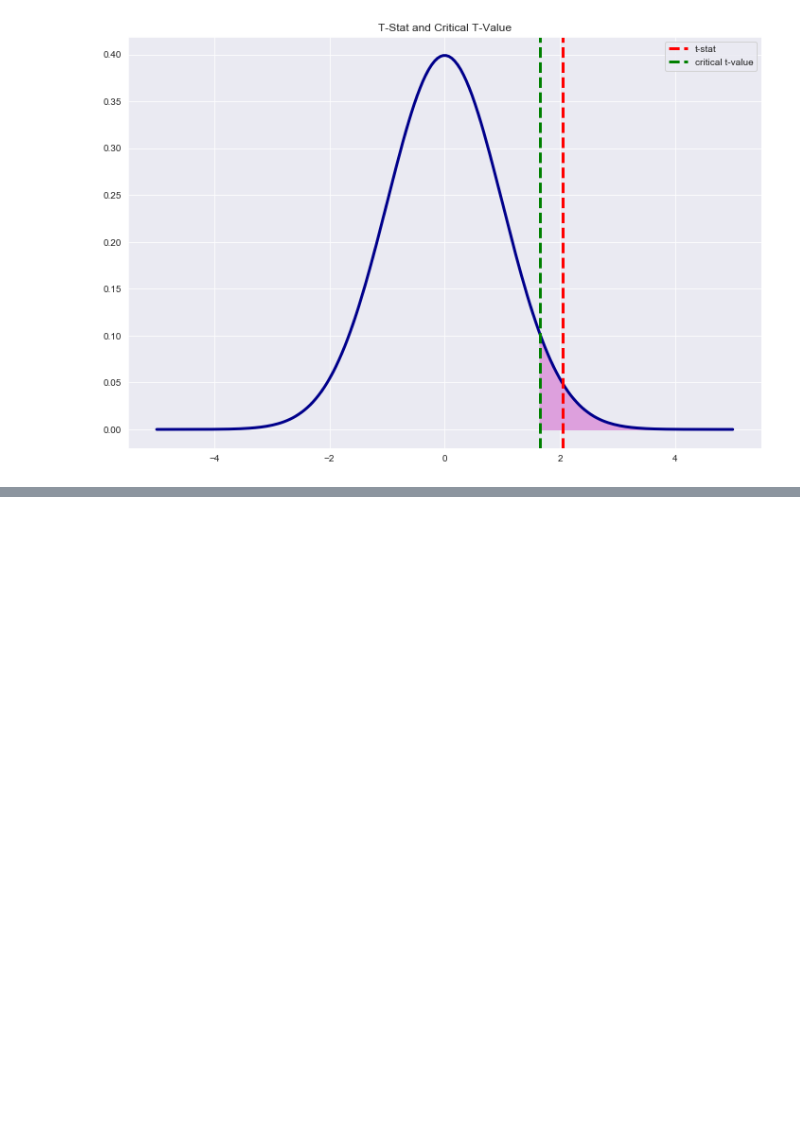
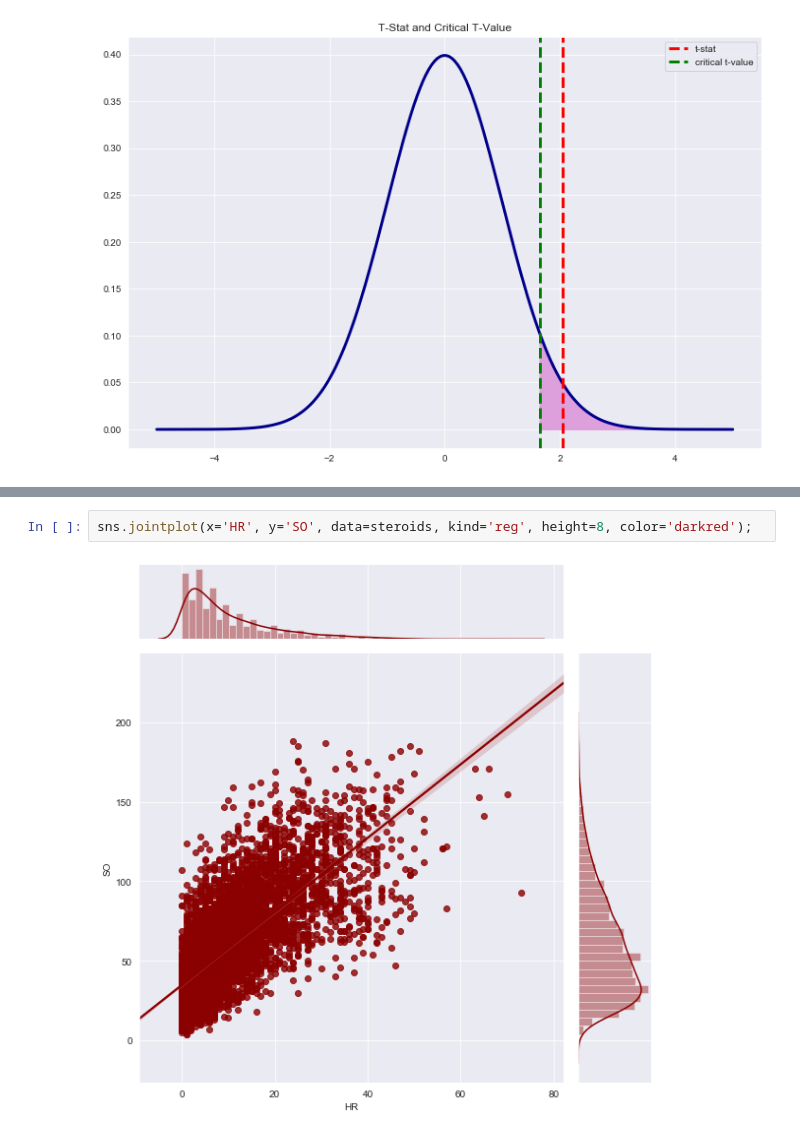
Before and after one commit to cjriggio/juiced, a Jupyter notebook: Juice-vs-Steroids.ipynb, the cells around one changed output, grey strips where cells are left out. Drawn from its saved outputs; the diff is of its cells as text; blank space fills up the shorter version.

```diff
--- a/Juice-vs-Steroids.ipynb
+++ b/Juice-vs-Steroids.ipynb
@@ -229,0 +295,4 @@ plt.show()
+# %%
+sns.jointplot(x='HR', y='SO', data=steroids, kind='reg', height=8, color='darkred');
+# %% [output]
+[figure, added]
```
Also changed, not shown: parts of 16 cells of this notebook.
